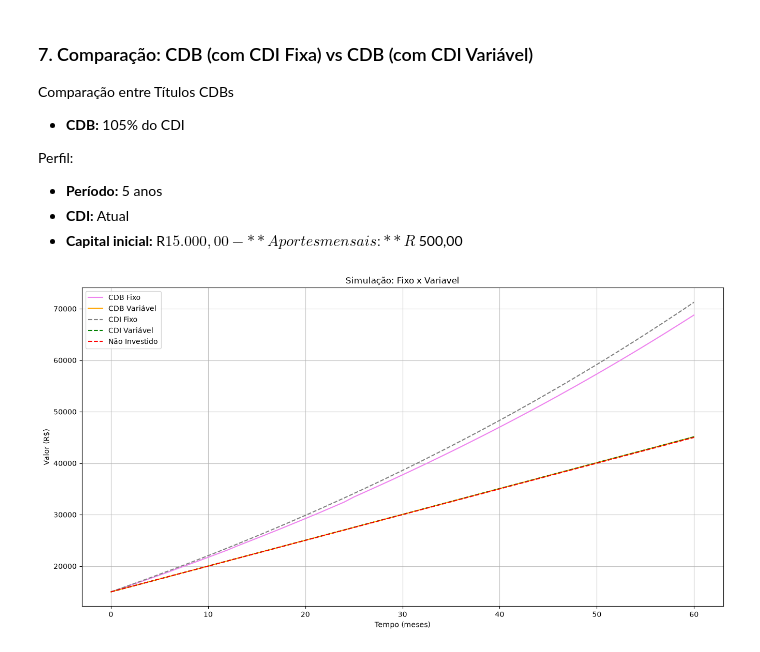
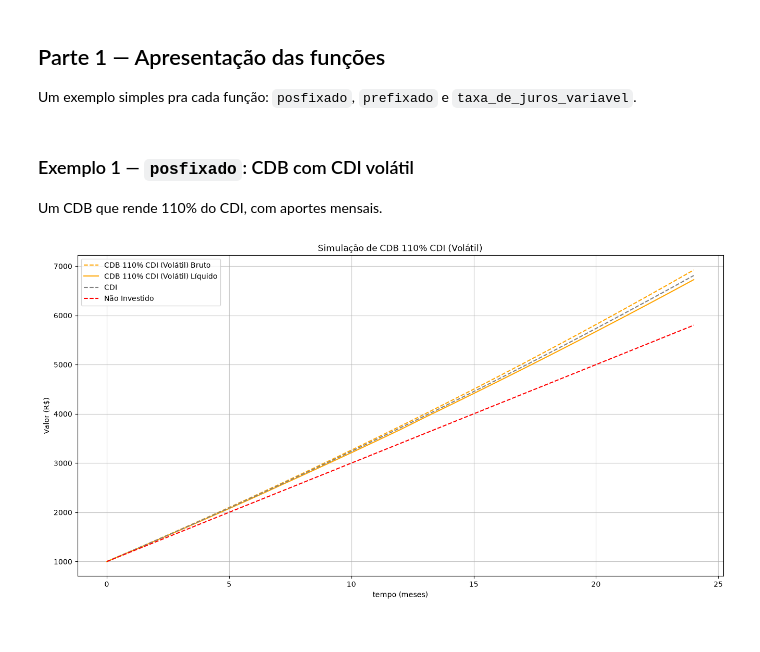
Before and after one commit to saulohpm/simulador-cdi, a Jupyter notebook: notebooks/analises.ipynb, the cells around one changed output. Cells and saved outputs as stored; diff of their text form; code cells hidden in the pictures.

```diff
--- a/notebooks/analises.ipynb
+++ b/notebooks/analises.ipynb
@@ -23,5 +28,6 @@ from modelagem import taxa_de_juros_variavel
 # %%
-cdi_atual = sgs.get({'CDI': 12}, last=1)['CDI'].iloc[0]
-cdi_atual = ((1 + cdi_atual / 100) ** 252 - 1) * 100
-print(f"CDI atual: {round(cdi_atual, 2)}% a.a")
+cdi_diario = sgs.get({'CDI': 12}, last=1)['CDI'].iloc[0]
+cdi_atual = ((1 + cdi_diario / 100) ** 252 - 1) * 100
+
+print(f"CDI atual: {round(cdi_atual, 2)}% a.a.")
 # %% [output]
@@ -171,46 +35,21 @@ plt.show()
-# %% [markdown]
-### 7. Comparação: CDB (com CDI Fixa) vs CDB (com CDI Variável)
-
-Comparação entre Títulos CDBs
-
-- **CDB:** 105% do CDI
-
-Perfil:
-
-- **Período:** 5 anos
-- **CDI:** Atual
-- **Capital inicial:** R$ 15.000,00
-- **Aportes mensais:** R$ 500,00
-# %%
-CDB = 105
-periodo = 12 * 5
-CDI = cdi_atual
-capital = 15000
-aportes = 500
-
-t = np.arange(periodo + 1)
-CDI_variavel = taxa_de_juros_variavel(CDI, t, 0.15, 0.02, "baixa")
-
-plt.figure(figsize=(16,8))
-
-# Cálculo para CDI fixo
-retorno_CDI_fixo = calcular_titulo(periodo, CDI, CDB, capital, aportes)
-plt.plot(retorno_CDI_fixo[4], retorno_CDI_fixo[3], color='violet', linestyle='-', label='CDB Fixo')
-
-# Cálculo para CDI Variavel
-retorno_CDI_variavel = calcular_titulo(periodo, CDI_variavel, CDB, capital, aportes)
-plt.plot(retorno_CDI_variavel[4], retorno_CDI_variavel[3], color='orange', linestyle='-', label='CDB Variável')
-
-# CDI e Caixa
-plt.plot(retorno_CDI_fixo[4], retorno_CDI_fixo[1], color='gray', linestyle='--', label='CDI Fixo')
-plt.plot(retorno_CDI_variavel[4], retorno_CDI_variavel[1], color='green', linestyle='--', label='CDI Variável')
-plt.plot(retorno_CDI_fixo[4], retorno_CDI_fixo[2], color='red', linestyle='--', label='Não Investido')
-
-plt.title("Simulação: Fixo x Variavel")
-plt.xlabel("Tempo (meses)")
-plt.ylabel("Valor (R$)")
-plt.grid(True, alpha=0.75)
-plt.legend()
-plt.show()
-# %% [output]
-[figure, removed]
+# %% [markdown]
+## Parte 1 — Apresentação das funções
+
+Um exemplo simples pra cada função: `posfixado`, `prefixado` e `taxa_de_juros_variavel`.
+# %% [markdown]
+### Exemplo 1 — `posfixado`: CDB com CDI volátil
+
+Um CDB que rende 110% do CDI, com aportes mensais.
+# %%
+periodo = 12 * 2 # Meses
+percentual_cdb = 110  # 110% do CDI
+capital = 1000
+aportes = 200
+
+t = np.arange(periodo + 1) # Domínio temporal
+CDI_variavel = taxa_de_juros_variavel(cdi_atual, t)
+Mtitulo, Mtaxa, caixa, Mliq, t = posfixado(periodo, cdi_atual, percentual_cdb, capital, aportes)
+
+plotar(Mtitulo, Mtaxa, caixa, Mliq, t, nome="CDB 110% CDI (Volátil)")
+# %% [output]
+[figure, added]
```
Also changed, not shown: parts of 26 cells of this notebook, 8 other files.
